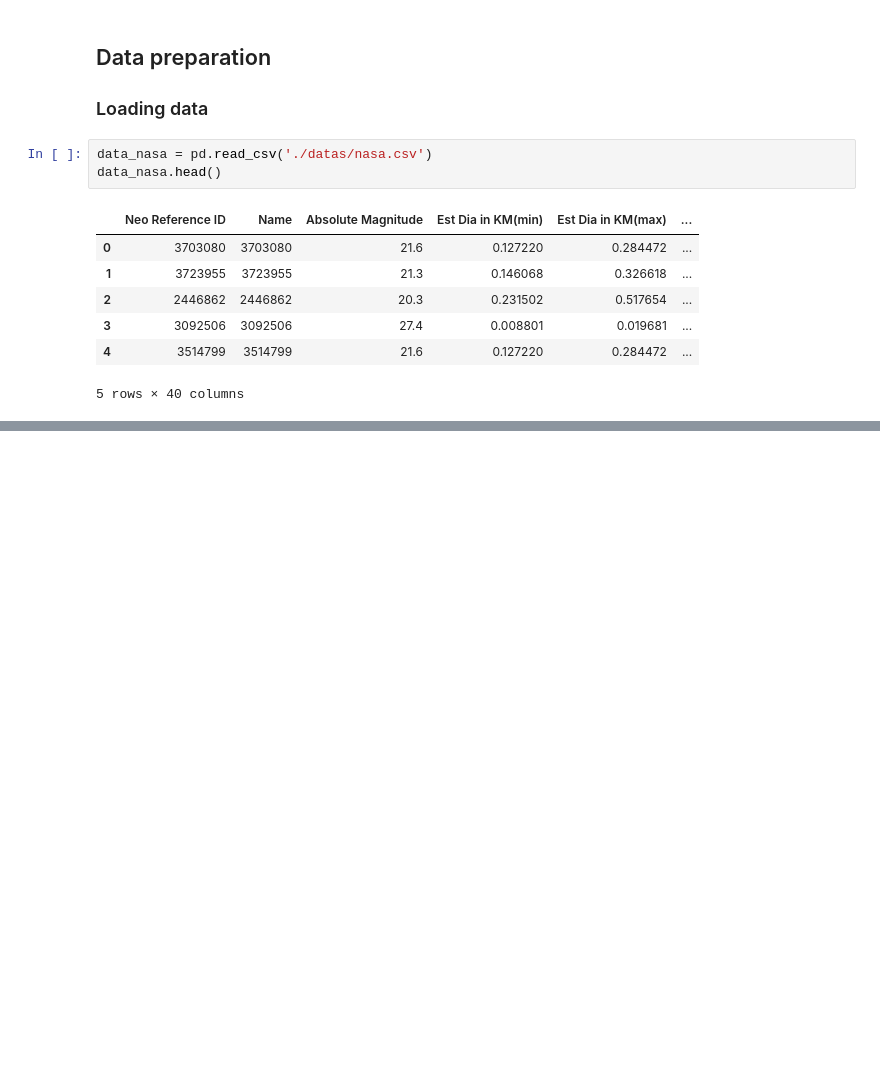
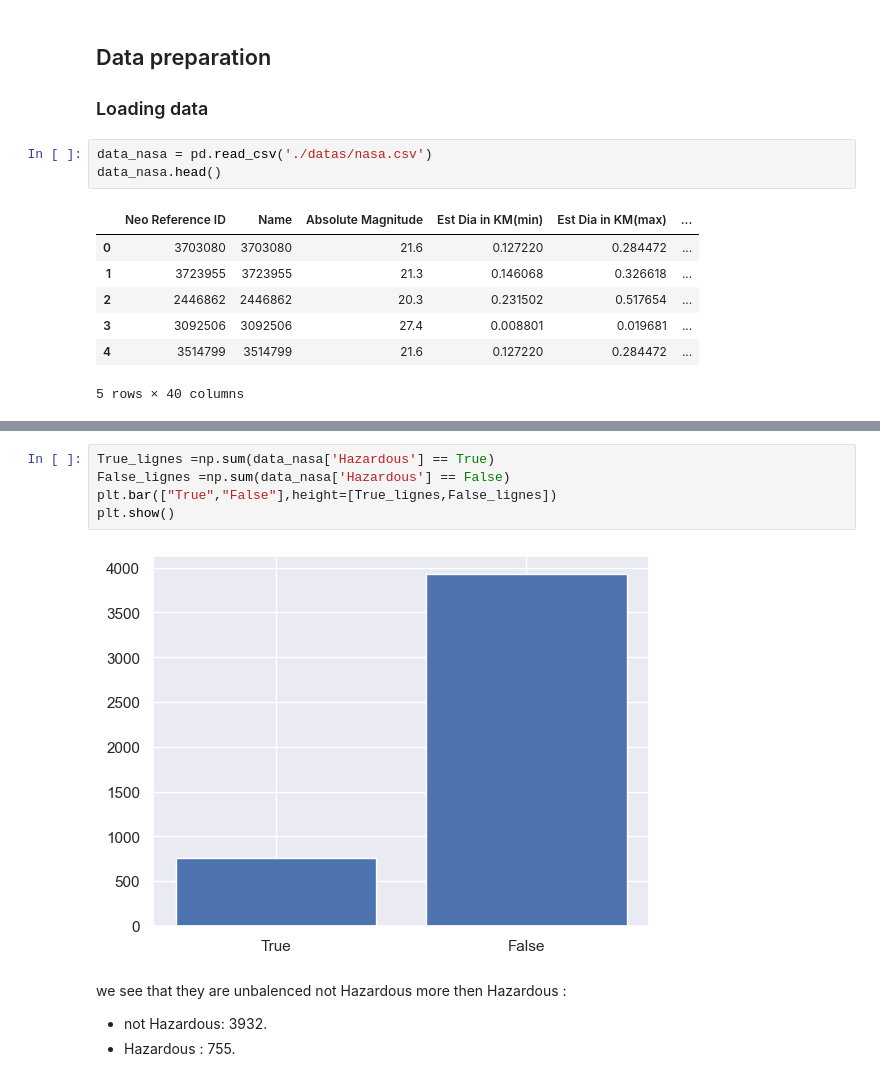
Before and after one commit to Djazil01/NASA-Object-Space-Selection, a Jupyter notebook: Nasa.ipynb, the cells around one changed output, grey strips where cells are left out. Drawn from its saved outputs; the diff is of its cells as text; blank space fills up the shorter version.

```diff
--- a/Nasa.ipynb
+++ b/Nasa.ipynb
@@ -36,0 +50,11 @@ data_nasa.head()
+# %%
+True_lignes =np.sum(data_nasa['Hazardous'] == True)
+False_lignes =np.sum(data_nasa['Hazardous'] == False)
+plt.bar(["True","False"],height=[True_lignes,False_lignes])
+plt.show()
+# %% [output]
+[figure, added]
+# %% [markdown]
+we see that they are unbalenced  not Hazardous more then Hazardous :
+- not Hazardous: 3932.
+- Hazardous : 755.
```
Also changed, not shown: parts of 37 cells of this notebook.
